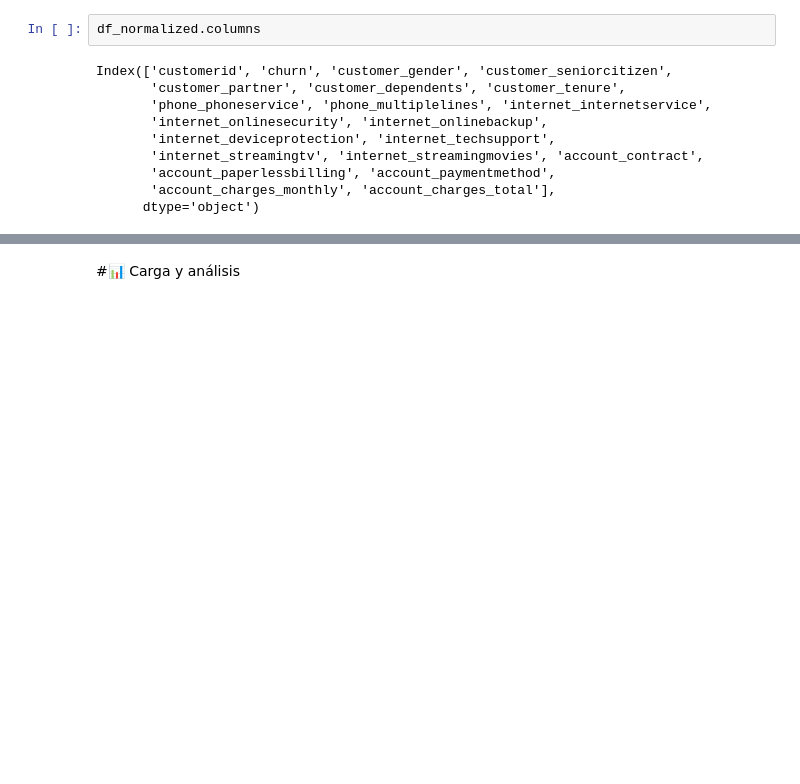
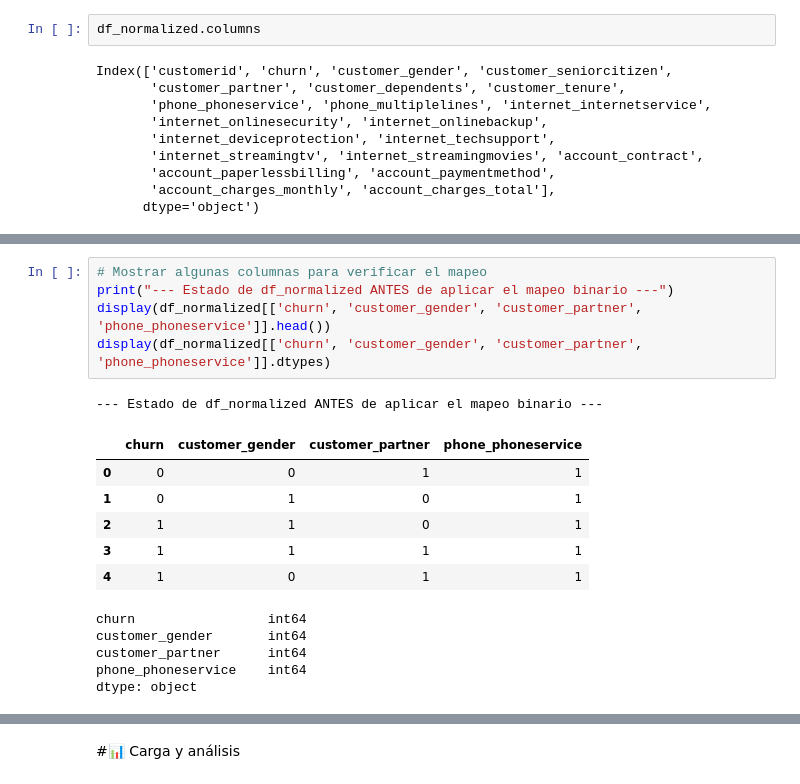
Before and after one commit to Gaby46Pe/challenge2-data-science-LATAM-gap, a Jupyter notebook: TelecomX_LATAM.ipynb, the cells around one changed output, grey strips where cells are left out. Cells and saved outputs as stored; diff of their text form; blank space fills up the shorter version.

```diff
--- a/TelecomX_LATAM.ipynb
+++ b/TelecomX_LATAM.ipynb
@@ -355,0 +392,18 @@ Name: customer_gender, Length: 7043, dtype: object
+# %%
+# Mostrar algunas columnas para verificar el mapeo
+print("--- Estado de df_normalized ANTES de aplicar el mapeo binario ---")
+display(df_normalized[['churn', 'customer_gender', 'customer_partner', 'phone_phoneservice']].head())
+display(df_normalized[['churn', 'customer_gender', 'customer_partner', 'phone_phoneservice']].dtypes)
+# %% [output]
+--- Estado de df_normalized ANTES de aplicar el mapeo binario ---
+|  | churn | customer_gender | customer_partner | phone_phoneservice |
+| 0 | 0 | 0 | 1 | 1 |
+| 1 | 0 | 1 | 0 | 1 |
+| 2 | 1 | 1 | 0 | 1 |
+| 3 | 1 | 1 | 1 | 1 |
+| 4 | 1 | 0 | 1 | 1 |
+churn                 int64
+customer_gender       int64
+customer_partner      int64
+phone_phoneservice    int64
+dtype: object
```
Also changed, not shown: parts of 54 cells of this notebook.
